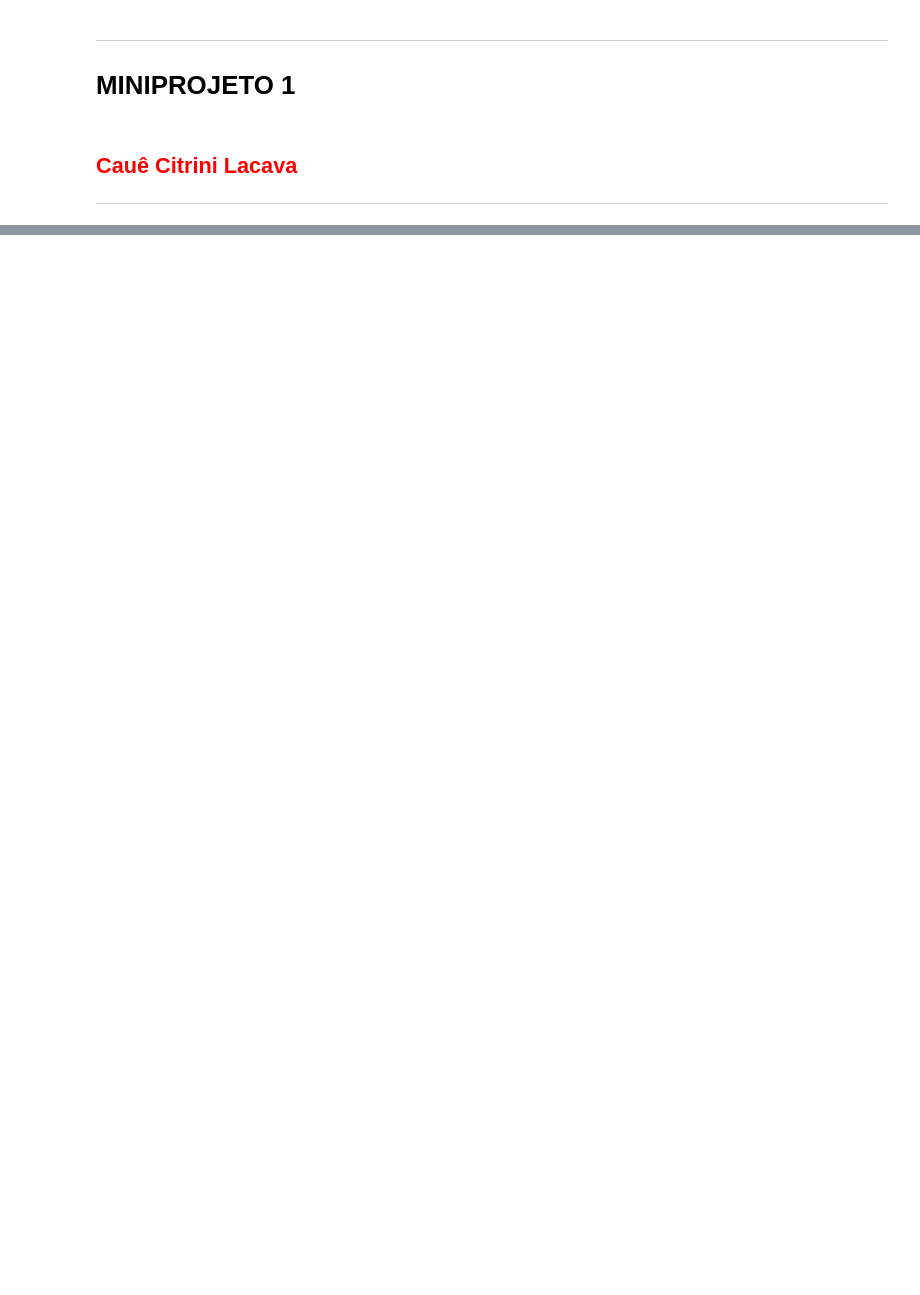
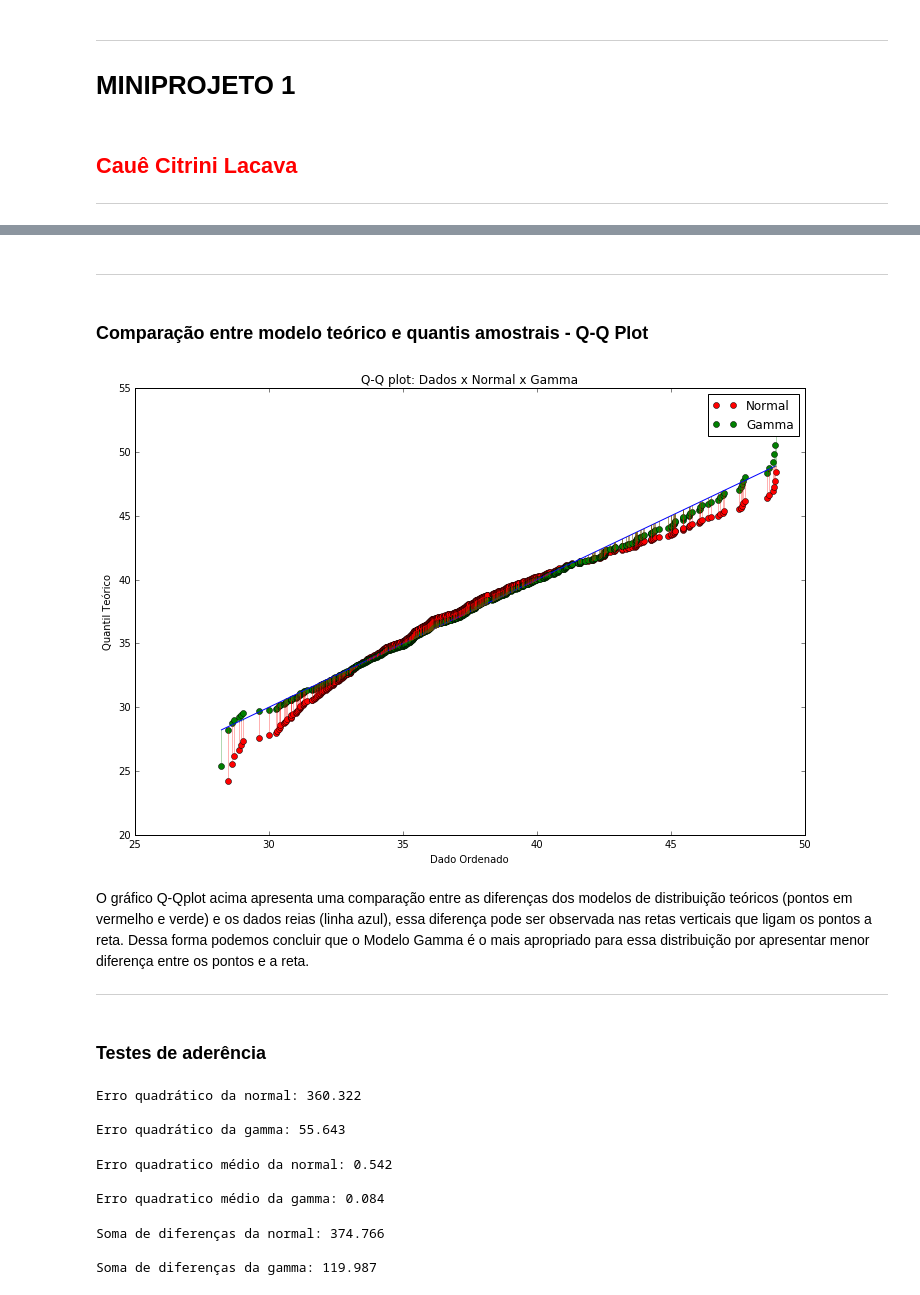
Before and after one commit to CaueCitrini/CD, a Jupyter notebook: Miniprojeto/MiniProjeto1 Layout.ipynb, the cells around one changed output, grey strips where cells are left out. Cells and saved outputs as stored; diff of their text form; code cells hidden in the pictures; blank space fills up the shorter version.

```diff
--- a/Miniprojeto/MiniProjeto1 Layout.ipynb
+++ b/Miniprojeto/MiniProjeto1 Layout.ipynb
@@ -69,0 +66,76 @@ ___
+# %% [markdown]
+___
+# %% [markdown]
+### Comparação entre modelo teórico e quantis amostrais - Q-Q Plot
+# %%
+# Quantis Amostrais para os dados analisados
+fra = [] # frequencia relativa acumulada
+for i in range(len(latitude_ini)):
+    acc = (i - 0.5) / len(latitude_ini)
+    if acc < 0:
+        acc = 0
+    fra.append(acc) # ver Magalhães e Lima (pag. 195)
+
+# Convertemos fra em uma Series do Pandas
+fra = pd.Series(data=fra)
+
+# Quantis teóricos para as distribuições analisadas
+q_normal = stats.norm.ppf(fra, loc=media, scale=desvio)
+q_gamma = stats.gamma.ppf(fra, scale=stats.gamma.fit(latitude_ini)[2], loc=stats.gamma.fit(latitude_ini)[1], a=stats.gamma.fit(latitude_ini)[0])
+
+# Plotar
+fig = plt.figure(figsize=(12,8))
+plt.title("Q-Q plot: Dados x Normal x Gamma")
+normal_plot, = plt.plot(latitude_ini, q_normal, 'o', color="red", label="Normal")
+gamma_plot, = plt.plot(latitude_ini, q_gamma, 'o', color="green", label = "Gamma")
+
+plt.legend(handles=[normal_plot, gamma_plot])
+plt.xlabel("Dado Ordenado")
+plt.ylabel("Quantil Teórico")
+plt.plot((min(latitude_ini), max(latitude_ini)), (min(latitude_ini), max(latitude_ini)), '-')
+
+
+for i in range(len(latitude_ini)):
+    plt.plot((latitude_ini[i], latitude_ini[i]), (q_normal[i], latitude_ini[i]), '-', color='red', alpha=0.3  )
+    plt.plot((latitude_ini[i], latitude_ini[i]), (q_gamma[i], latitude_ini[i]), '-', color='green', alpha=0.3  )
+# %% [output]
+[figure, added]
+# %% [markdown]
+O gráfico Q-Qplot acima apresenta uma comparação entre as diferenças dos modelos de distribuição teóricos (pontos em vermelho e verde) e os dados reias (linha azul), essa diferença pode ser observada nas retas verticais que ligam os pontos a reta. Dessa forma podemos concluir que o Modelo Gamma é o mais apropriado para essa distribuição por apresentar menor diferença entre os pontos e a reta.
+___
+# %% [markdown]
+### Testes de aderência
+# %%
+# Erro quadrático
+
+erro_quadratico_normal = sum((latitude_ini[1:] - q_normal[1:])**2)
+erro_quadratico_gamma = sum((latitude_ini - q_gamma)**2)
+
+print("Erro quadrático da normal: {:4.3f}\n".format(erro_quadratico_normal))
+print("Erro quadrático da gamma: {:4.3f}\n".format(erro_quadratico_gamma))
+# %% [output]
+Erro quadrático da normal: 360.322
+
+Erro quadrático da gamma: 55.643
+# %%
+# Erro Quadrático Médio
+eqm_normal = erro_quadratico_normal/len(latitude_ini)
+eqm_gamma = erro_quadratico_gamma/len(latitude_ini)
+
+print("Erro quadratico médio da normal: {:4.3f}\n".format(eqm_normal))
+print("Erro quadratico médio da gamma: {:4.3f}\n".format(eqm_gamma))
+# %% [output]
+Erro quadratico médio da normal: 0.542
+
+Erro quadratico médio da gamma: 0.084
+# %%
+# Soma das Diferenças
+soma_diferenças_normal = sum(abs(latitude_ini[1:] - q_normal[1:]))
+soma_diferenças_gamma = sum(abs(latitude_ini - q_gamma))
+
+print("Soma de diferenças da normal: {:4.3f}\n".format(soma_diferenças_normal))
+print("Soma de diferenças da gamma: {:4.3f}\n".format(soma_diferenças_gamma))
+# %% [output]
+Soma de diferenças da normal: 374.766
+
+Soma de diferenças da gamma: 119.987
```
Also changed, not shown: parts of 20 cells of this notebook.
